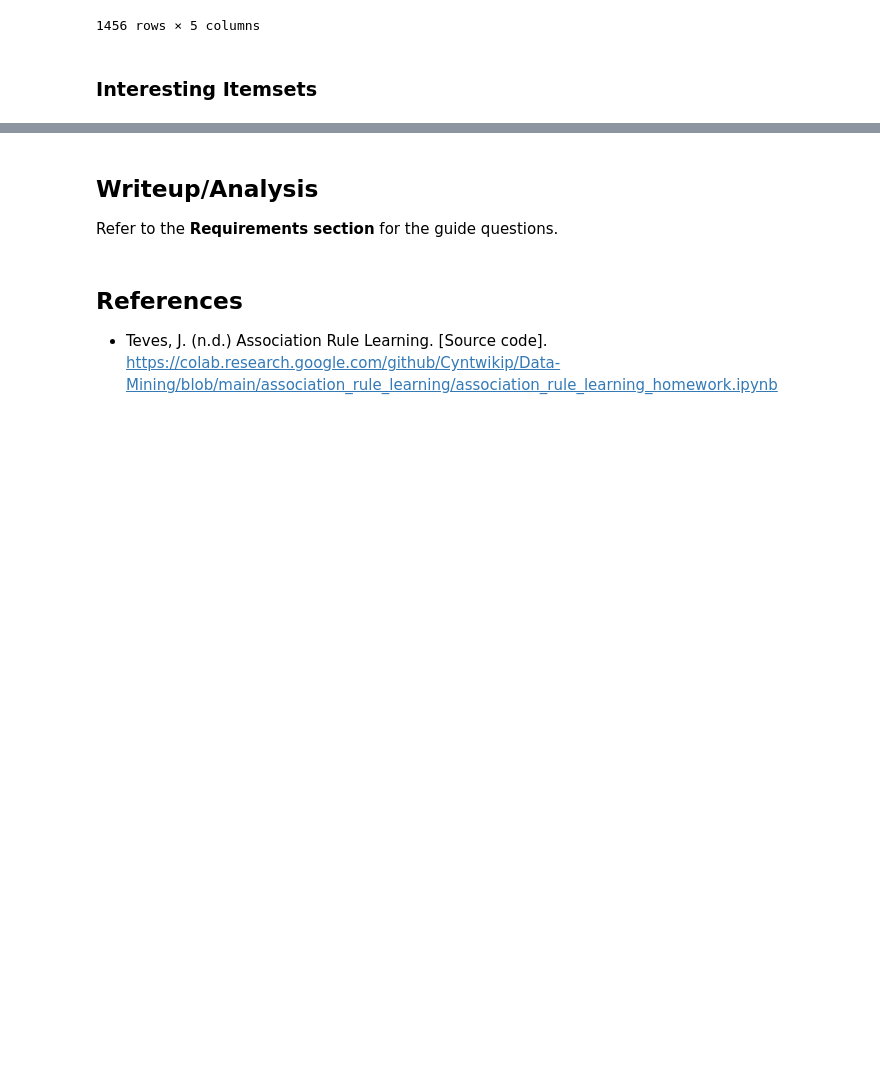
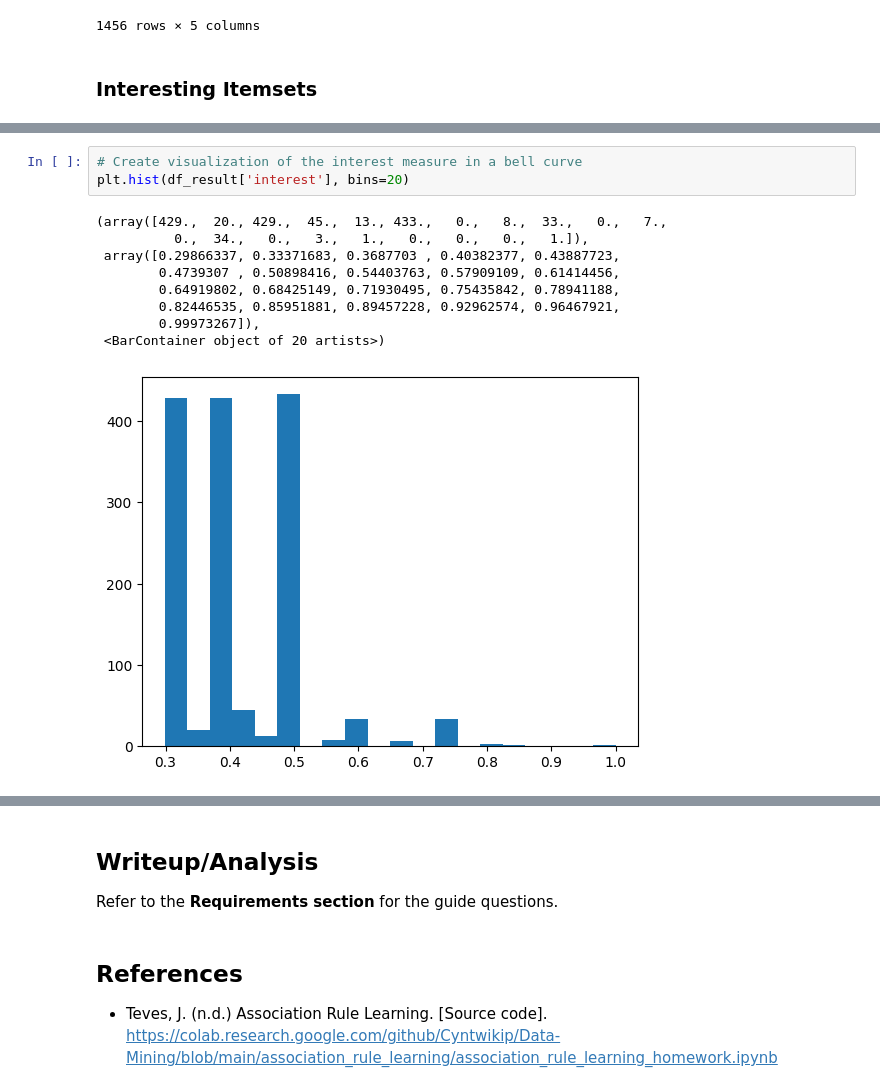
Before and after one commit to KyleCarlo/AssocRuleLearning, a Jupyter notebook: GroceriesDataset.ipynb, the cells around one changed output, grey strips where cells are left out. Cells and saved outputs as stored; diff of their text form; blank space fills up the shorter version.

```diff
--- a/GroceriesDataset.ipynb
+++ b/GroceriesDataset.ipynb
@@ -306,0 +310,13 @@ df_result
+# %%
+# Create visualization of the interest measure in a bell curve
+plt.hist(df_result['interest'], bins=20)
+# %% [output]
+(array([429.,  20., 429.,  45.,  13., 433.,   0.,   8.,  33.,   0.,   7.,
+          0.,  34.,   0.,   3.,   1.,   0.,   0.,   0.,   1.]),
+ array([0.29866337, 0.33371683, 0.3687703 , 0.40382377, 0.43887723,
+        0.4739307 , 0.50898416, 0.54403763, 0.57909109, 0.61414456,
+        0.64919802, 0.68425149, 0.71930495, 0.75435842, 0.78941188,
+        0.82446535, 0.85951881, 0.89457228, 0.92962574, 0.96467921,
+        0.99973267]),
+ <BarContainer object of 20 artists>)
+[figure, added]
```
Also changed, not shown: parts of 26 cells of this notebook.
